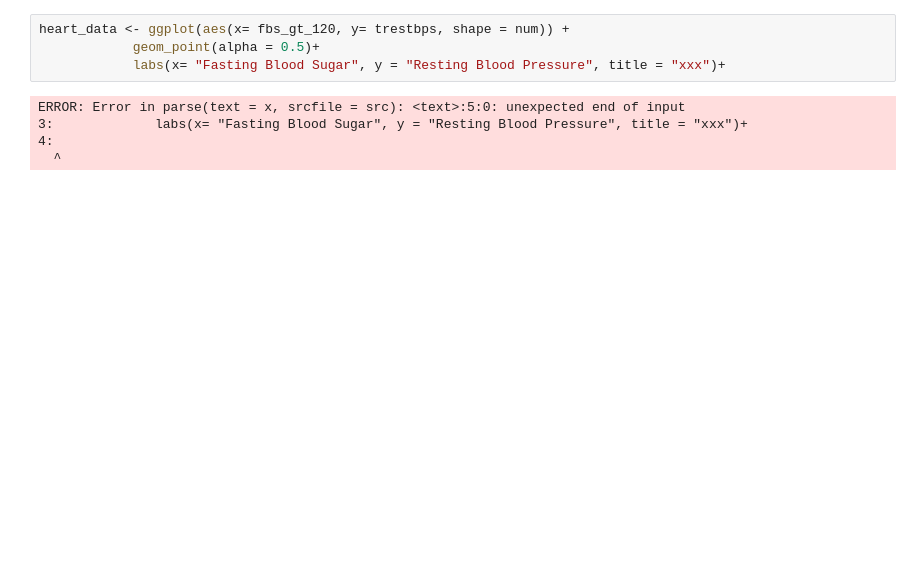
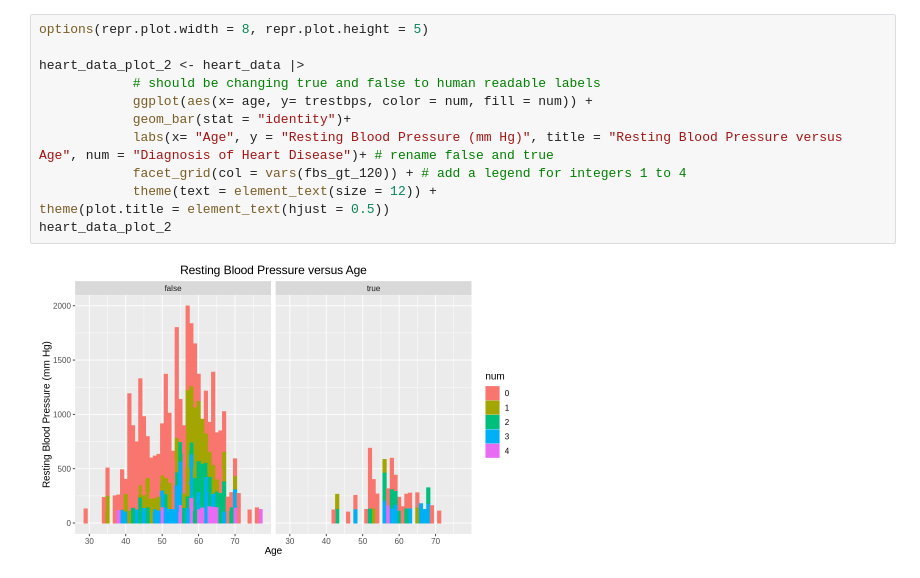
Before and after one commit to cchan70/dsci-100-project-17, a Jupyter notebook: Proposal.ipynb, the cells around one changed output. Cells and saved outputs as stored; diff of their text form; blank space fills up the shorter version.

Commit message:
scatterplot 1 of 2 included

```diff
--- a/Proposal.ipynb
+++ b/Proposal.ipynb
@@ -42,11 +52,16 @@ A tibble: 303 × 6
 | 236 | 130 | false | 57 | female | 1 |
 | 175 | 138 | false | 38 | male | 0 |
 # %%
-heart_data <- ggplot(aes(x= fbs_gt_120, y= trestbps, shape = num)) +
-            geom_point(alpha = 0.5)+
-            labs(x= "Fasting Blood Sugar", y = "Resting Blood Pressure", title = "xxx")+
+options(repr.plot.width = 8, repr.plot.height = 5)
+
+heart_data_plot_2 <- heart_data |>
+            # should be changing true and false to human readable labels
+            ggplot(aes(x= age, y= trestbps, color = num, fill = num)) +
+            geom_bar(stat = "identity")+
+            labs(x= "Age", y = "Resting Blood Pressure (mm Hg)", title = "Resting Blood Pressure versus Age", num = "Diagnosis of Heart Disease")+ # rename false and true
+            facet_grid(col = vars(fbs_gt_120)) + # add a legend for integers 1 to 4
+            theme(text = element_text(size = 12)) +
+theme(plot.title = element_text(hjust = 0.5))
+heart_data_plot_2
 # %% [output]
-ERROR: Error in parse(text = x, srcfile = src): <text>:5:0: unexpected end of input
-3:             labs(x= "Fasting Blood Sugar", y = "Resting Blood Pressure", title = "xxx")+
-4:
-  ^
+[figure, added]
```
Also changed, not shown: parts of 2 cells of this notebook.
